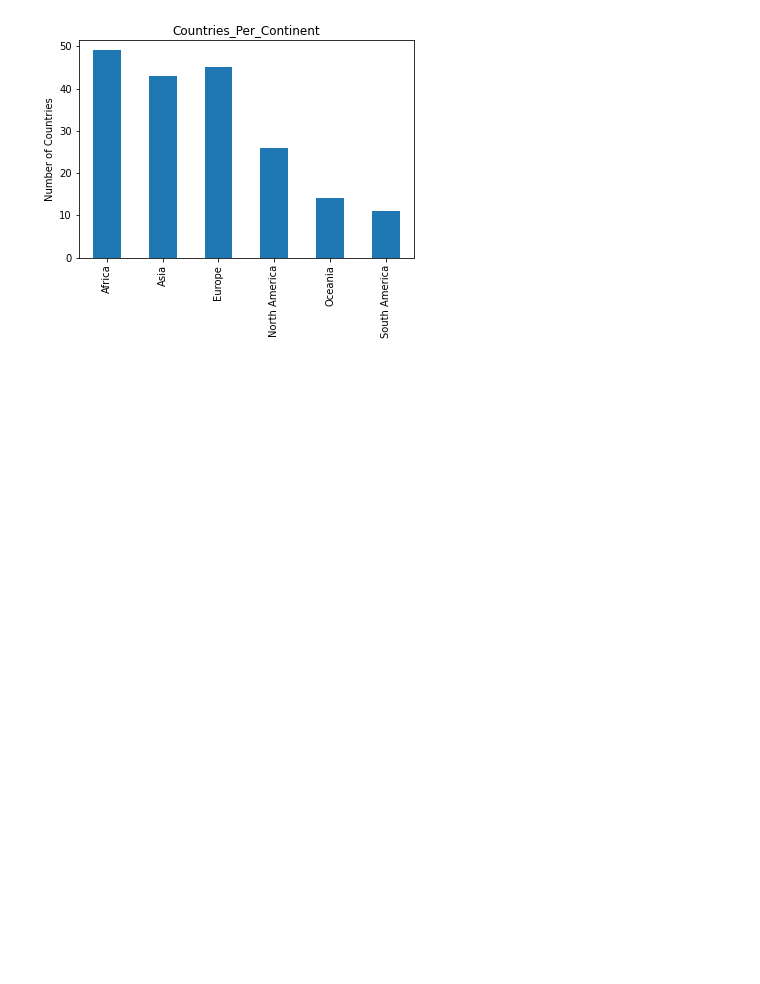
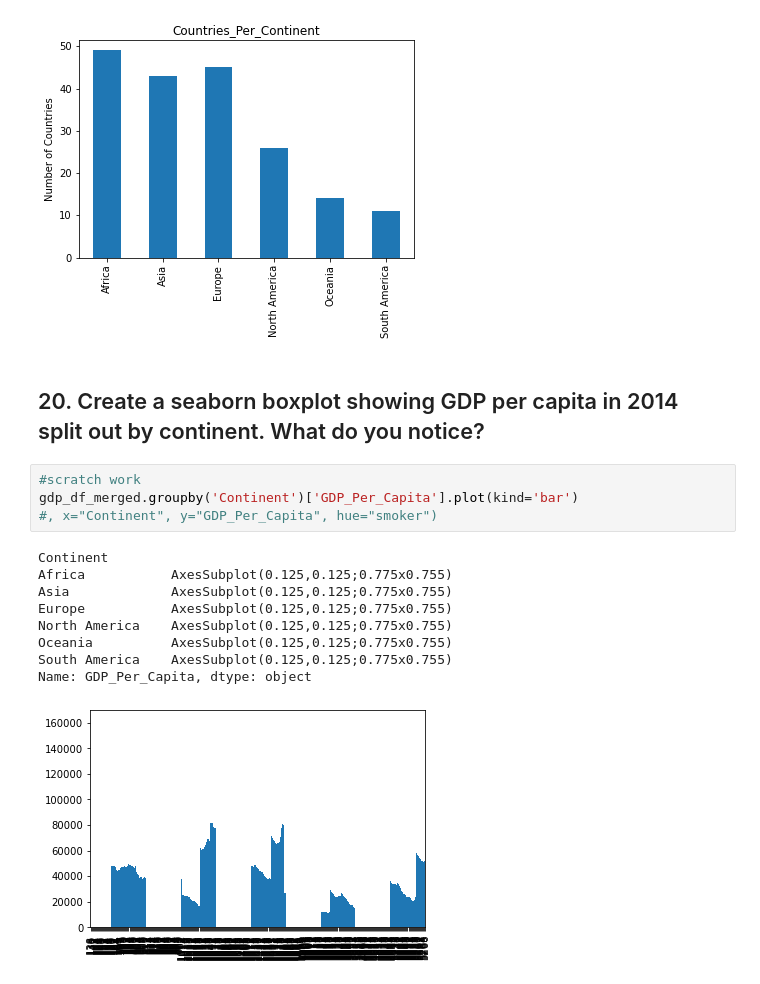
Before and after one commit to nss-data-science-cohort-6/un_data_question-smitamisra, a Jupyter notebook: notebooks/UN_Data_Exploration.ipynb, the cells around one changed output. Cells and saved outputs as stored; diff of their text form; blank space fills up the shorter version.

```diff
--- a/notebooks/UN_Data_Exploration.ipynb
+++ b/notebooks/UN_Data_Exploration.ipynb
@@ -630,3 +625,19 @@ gdp_df_merged.groupby('Continent')['Country'].nunique().plot(kind="bar", title =
 # %% [output]
 <AxesSubplot:title={'center':'Countries_Per_Continent'}, ylabel='Number of Countries'>
 [figure]
+# %% [markdown]
+## 20. Create a seaborn boxplot showing GDP per capita in 2014 split out by continent. What do you notice?
+# %%
+#scratch work
+gdp_df_merged.groupby('Continent')['GDP_Per_Capita'].plot(kind='bar')
+#, x="Continent", y="GDP_Per_Capita", hue="smoker")
+# %% [output]
+Continent
+Africa           AxesSubplot(0.125,0.125;0.775x0.755)
+Asia             AxesSubplot(0.125,0.125;0.775x0.755)
+Europe           AxesSubplot(0.125,0.125;0.775x0.755)
+North America    AxesSubplot(0.125,0.125;0.775x0.755)
+Oceania          AxesSubplot(0.125,0.125;0.775x0.755)
+South America    AxesSubplot(0.125,0.125;0.775x0.755)
+Name: GDP_Per_Capita, dtype: object
+[figure, added]
```
Also changed, not shown: parts of 26 cells of this notebook.
